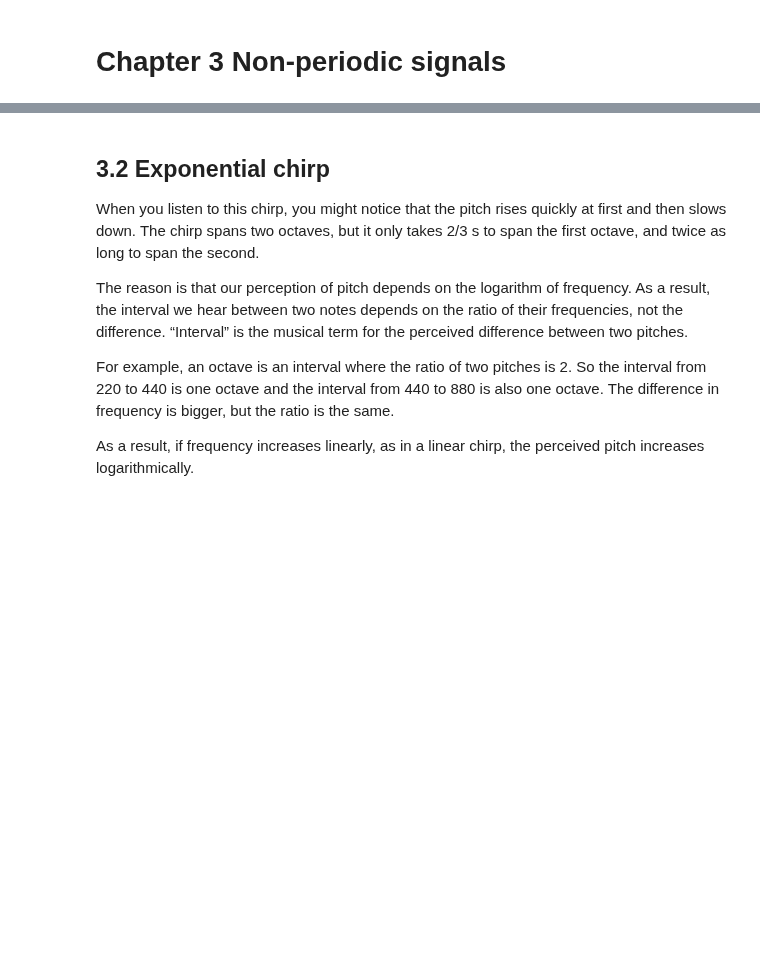
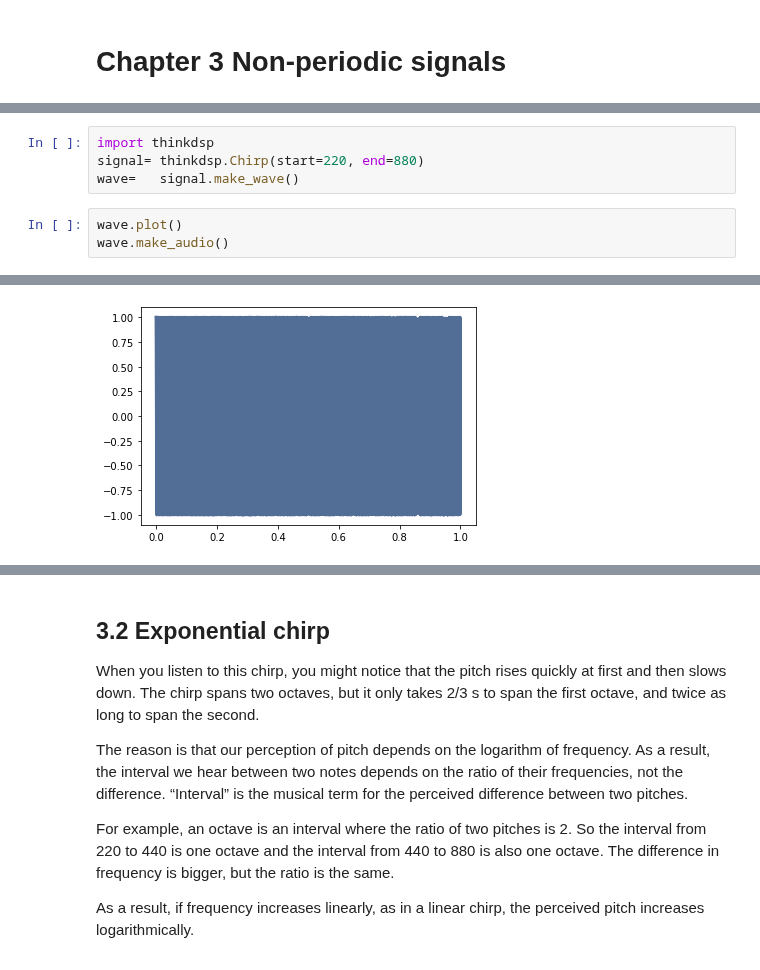
Before and after one commit to renyuanL/_ryDsp2020, a Jupyter notebook: code/ch03.ipynb, the cells around one changed output, grey strips where cells are left out. Drawn from its saved outputs; the diff is of its cells as text; blank space fills up the shorter version.

```diff
--- a/code/ch03.ipynb
+++ b/code/ch03.ipynb
@@ -115,0 +32,8 @@ In other words, frequency is the derivative of phase. Conversely, phase is the i
+# %%
+import thinkdsp
+signal= thinkdsp.Chirp(start=220, end=880)
+wave=   signal.make_wave()
+# %%
+wave.plot()
+wave.make_audio()
+# %% [output]
@@ -115,0 +41 @@ In other words, frequency is the derivative of phase. Conversely, phase is the i
+[figure, added]
```
Also changed, not shown: parts of 13 cells of this notebook, 2 other files.
